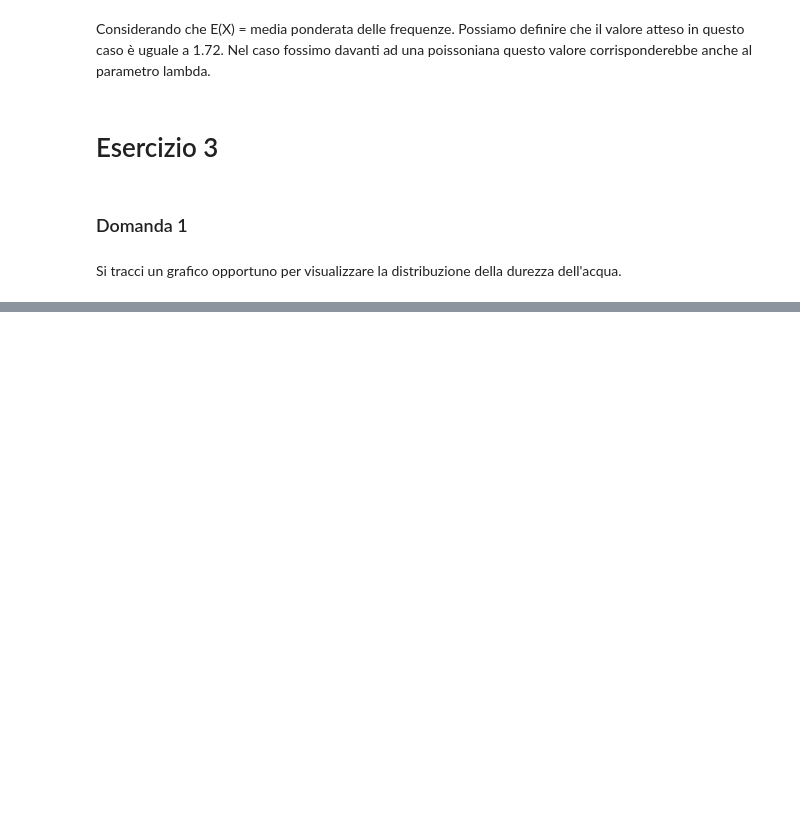
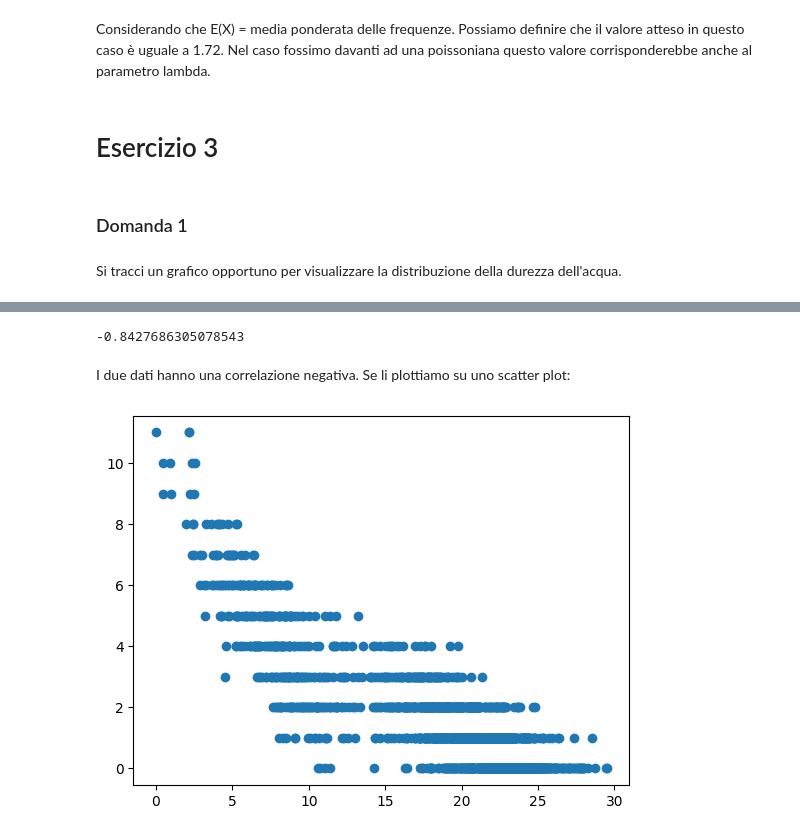
Before and after one commit to FriendlyWizard23/StatisticaL31, a Jupyter notebook: JUPYTER/TEMI D'ESAME/SOLUZIONI_MIE/ESERCITAZIONE/Esercitazione.ipynb, the cells around one changed output, grey strips where cells are left out. Saved outputs shown, nothing was run; the diff lists cells and outputs as text; code cells hidden in the pictures; blank space fills up the shorter version.

```diff
--- a/JUPYTER/TEMI D'ESAME/SOLUZIONI_MIE/ESERCITAZIONE/Esercitazione.ipynb
+++ b/JUPYTER/TEMI D'ESAME/SOLUZIONI_MIE/ESERCITAZIONE/Esercitazione.ipynb
@@ -203,0 +230,13 @@ plt.show()
+# %%
+durezza=df['DurezzaAcqua']
+oro=df['Oro']
+durezza.corr(oro)
+# %% [output]
+-0.8427686305078543
+# %% [markdown]
+I due dati hanno una correlazione negativa. Se li plottiamo su uno scatter plot:
+# %%
+plt.scatter(durezza,oro)
+plt.show()
+# %% [output]
+[figure, added]
```
Also changed, not shown: parts of 31 cells of this notebook, 3 other files.
